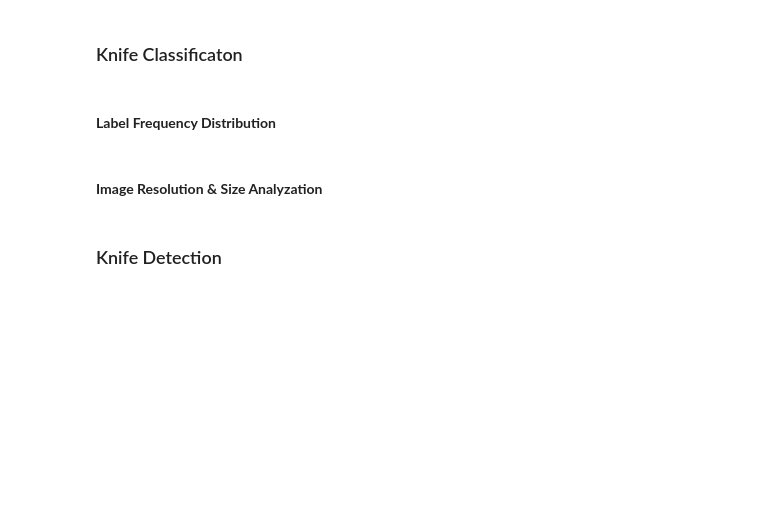
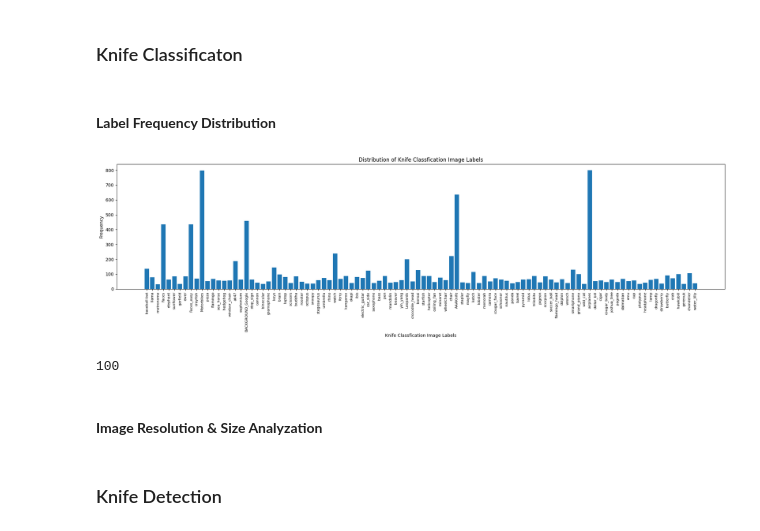
Before and after one commit to BU-Spark/ml-mit-evidence-analysis, a Jupyter notebook: EDA.ipynb, the cells around one changed output. Drawn from its saved outputs; the diff is of its cells as text; code cells hidden in the pictures; blank space fills up the shorter version.

```diff
--- a/EDA.ipynb
+++ b/EDA.ipynb
@@ -397,29 +381,35 @@ knife_class_img_path, knife_class_label = get_img_path_label(knife_classificatio
 # %%
 import matplotlib.pyplot as plt
 from collections import Counter
 
 # Count the occurrences of each label in the list
 label_counts = Counter(knife_class_label)
 
 # Separate the data into labels and counts
 labels, counts = zip(*label_counts.items())
 
 # Set the figure size to make the plot wider
 plt.figure(figsize=(20, 6))  # Width, Height in inches
 
 # Plotting
 plt.bar(labels, counts)
-plt.xlabel('Pistol Classfication Image Labels')
+plt.xlabel('Knife Classfication Image Labels')
 plt.ylabel('Frequency')
-plt.title('Distribution of Pistol Classfication Image Labels')
+plt.title('Distribution of Knife Classfication Image Labels')
 # Rotate the x-axis labels to 90 degrees for better readability
 plt.xticks(rotation=90)
 # Adjust font size
 plt.tick_params(axis='x', which='major', labelsize=8)
 # Use a tight layout to fit the axis labels
 plt.tight_layout()
 
 plt.show()
+# %% [output]
+[figure, added]
+# %%
+print(len(counts))
+# %% [output]
+100
 # %% [markdown]
 #### **Image Resolution & Size Analyzation**
 # %%
```
Also changed, not shown: parts of 47 cells of this notebook.
